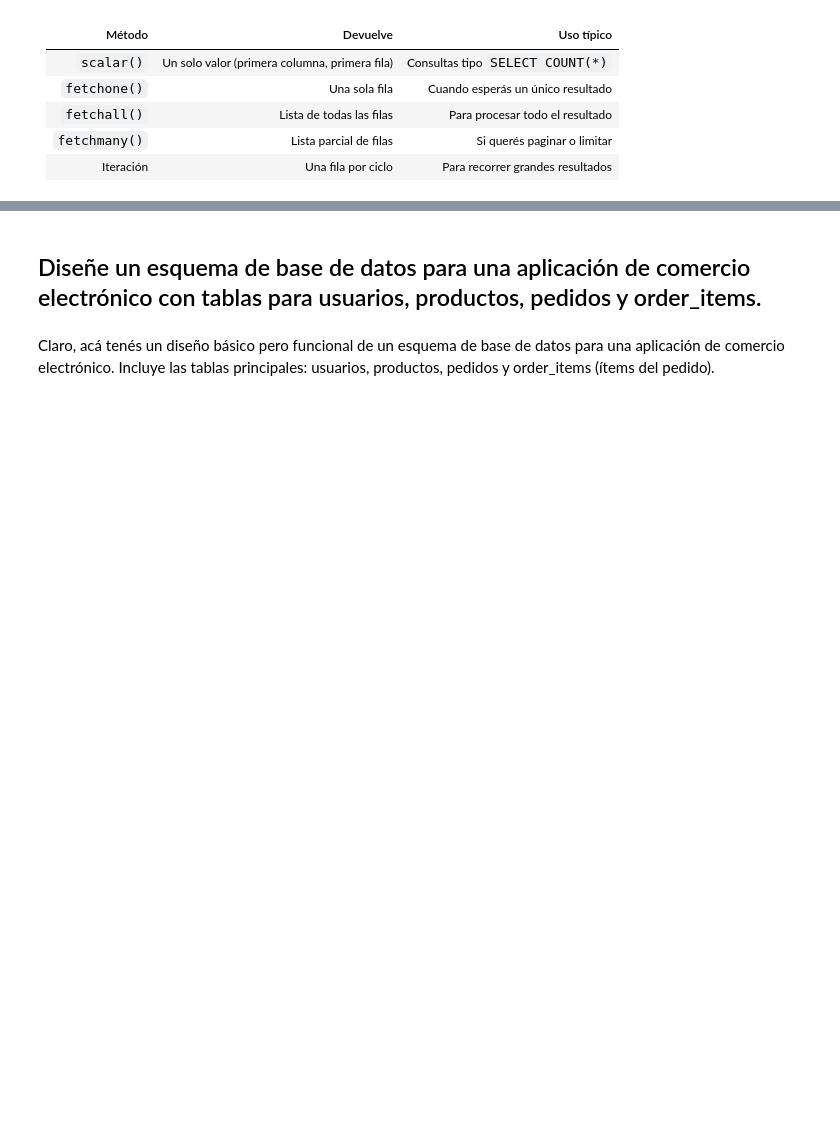
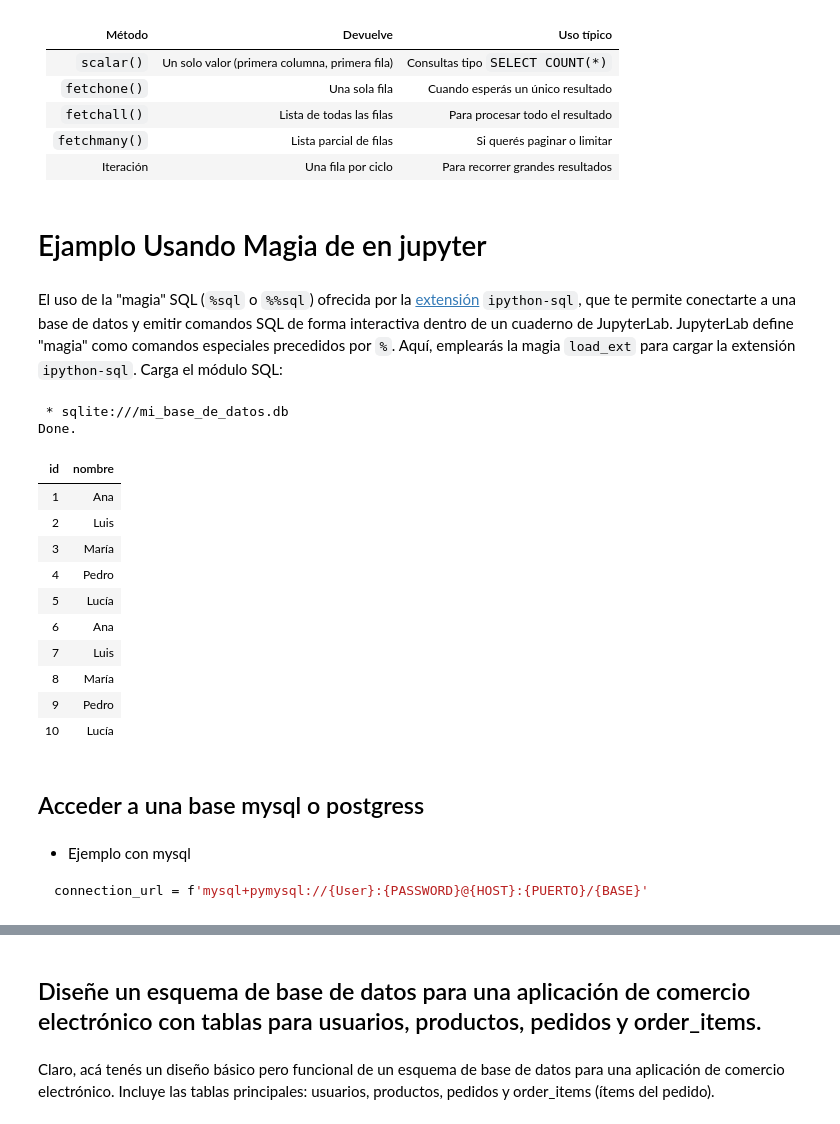
Before and after one commit to emipaz/curso_ia_generative_for_developers, a Jupyter notebook: Bases de Datos/Base_de_datos.ipynb, the cells around one changed output, grey strips where cells are left out. Saved outputs shown, nothing was run; the diff lists cells and outputs as text; code cells hidden in the pictures; blank space fills up the shorter version.

````diff
--- a/Bases de Datos/Base_de_datos.ipynb
+++ b/Bases de Datos/Base_de_datos.ipynb
@@ -185,3 +198,7 @@ with engine.connect() as conn:
 | `fetchall()`  | Lista de todas las filas                      | Para procesar todo el resultado   |
 | `fetchmany()` | Lista parcial de filas                        | Si querés paginar o limitar       |
 | Iteración     | Una fila por ciclo                            | Para recorrer grandes resultados  |
+# %% [markdown]
+# Ejamplo Usando Magia de en jupyter
+# %% [markdown]
+El uso de la "magia" SQL (`%sql` o `%%sql`) ofrecida por la [extensión](https://pypi.org/project/ipython-sql/) `ipython-sql`, que te permite conectarte a una base de datos y emitir comandos SQL de forma interactiva dentro de un cuaderno de JupyterLab. JupyterLab define "magia" como comandos especiales precedidos por `%`. Aquí, emplearás la magia `load_ext` para cargar la extensión `ipython-sql`. Carga el módulo SQL:
@@ -187,0 +209,26 @@ with engine.connect() as conn:
+# %%
+%%sql
+SELECT *
+FROM alumnos;
+# %% [output]
+ * sqlite:///mi_base_de_datos.db
+Done.
+| id | nombre |
+| 1 | Ana |
+| 2 | Luis |
+| 3 | María |
+| 4 | Pedro |
+| 5 | Lucía |
+| 6 | Ana |
+| 7 | Luis |
+| 8 | María |
+| 9 | Pedro |
+| 10 | Lucía |
+# %% [markdown]
+## Acceder a una base mysql o postgress
+# %% [markdown]
+- Ejemplo con mysql
+
+```python
+connection_url = f'mysql+pymysql://{User}:{PASSWORD}@{HOST}:{PUERTO}/{BASE}'
+```
````
Also changed, not shown: parts of 56 cells of this notebook, 3 other files.
